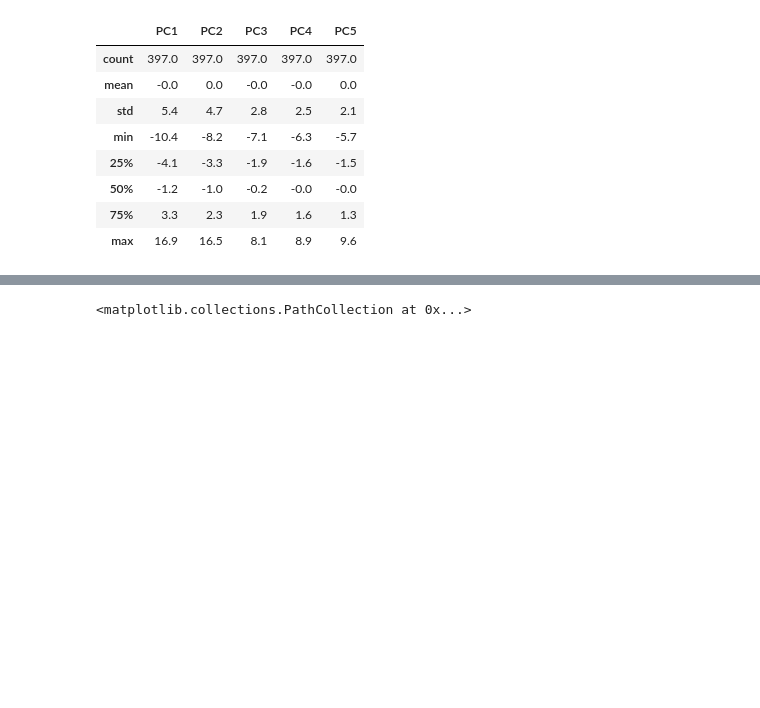
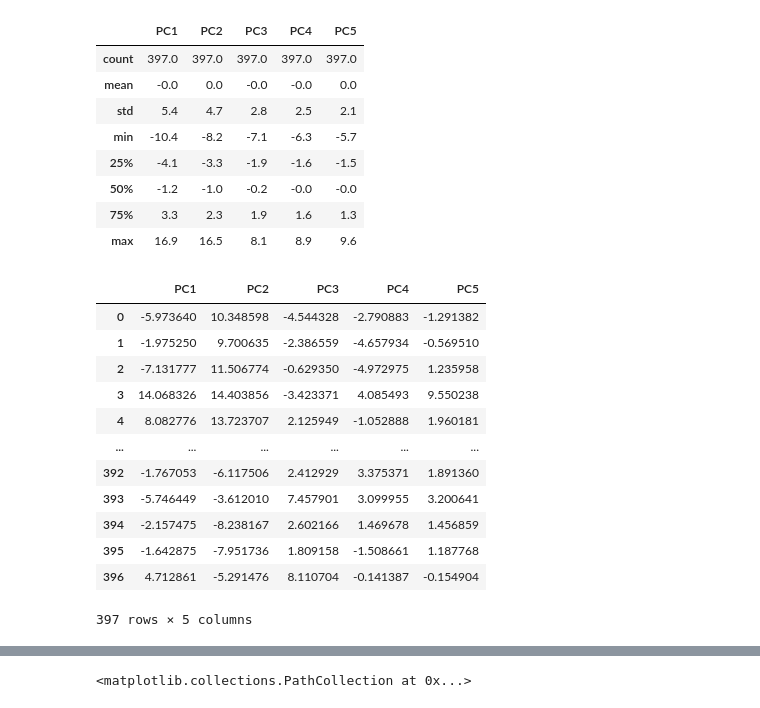
Before and after one commit to CSA100/nba-dsai, a Jupyter notebook: K-MeansClustering.ipynb, the cells around one changed output, grey strips where cells are left out. Saved outputs shown, nothing was run; the diff lists cells and outputs as text; code cells hidden in the pictures; blank space fills up the shorter version.

```diff
--- a/K-MeansClustering.ipynb
+++ b/K-MeansClustering.ipynb
@@ -30,6 +30,22 @@ pcaData.describe().round(1)
 | 50% | -1.2 | -1.0 | -0.2 | -0.0 | -0.0 |
 | 75% | 3.3 | 2.3 | 1.9 | 1.6 | 1.3 |
 | max | 16.9 | 16.5 | 8.1 | 8.9 | 9.6 |
+# %%
+pcaData
+# %% [output]
+|  | PC1 | PC2 | PC3 | PC4 | PC5 |
+| 0 | -5.973640 | 10.348598 | -4.544328 | -2.790883 | -1.291382 |
+| 1 | -1.975250 | 9.700635 | -2.386559 | -4.657934 | -0.569510 |
+| 2 | -7.131777 | 11.506774 | -0.629350 | -4.972975 | 1.235958 |
+| 3 | 14.068326 | 14.403856 | -3.423371 | 4.085493 | 9.550238 |
+| 4 | 8.082776 | 13.723707 | 2.125949 | -1.052888 | 1.960181 |
+| ... | ... | ... | ... | ... | ... |
+| 392 | -1.767053 | -6.117506 | 2.412929 | 3.375371 | 1.891360 |
+| 393 | -5.746449 | -3.612010 | 7.457901 | 3.099955 | 3.200641 |
+| 394 | -2.157475 | -8.238167 | 2.602166 | 1.469678 | 1.456859 |
+| 395 | -1.642875 | -7.951736 | 1.809158 | -1.508661 | 1.187768 |
+| 396 | 4.712861 | -5.291476 | 8.110704 | -0.141387 | -0.154904 |
+397 rows × 5 columns
 # %%
 # to standardise the principle components
 scaler = StandardScaler()
```
Also changed, not shown: parts of 2 cells of this notebook.
